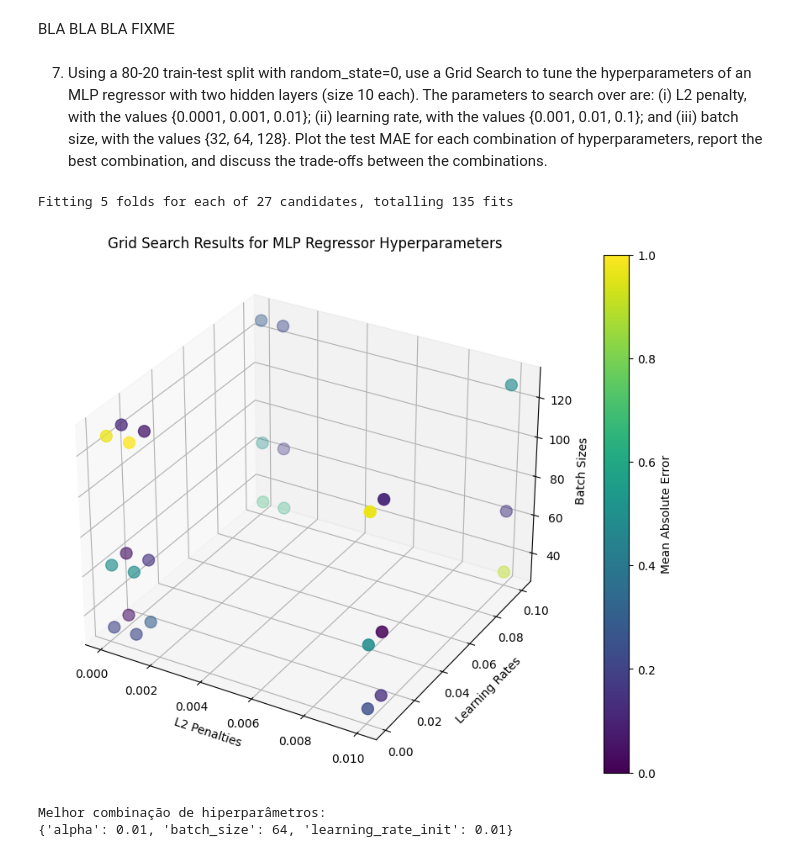
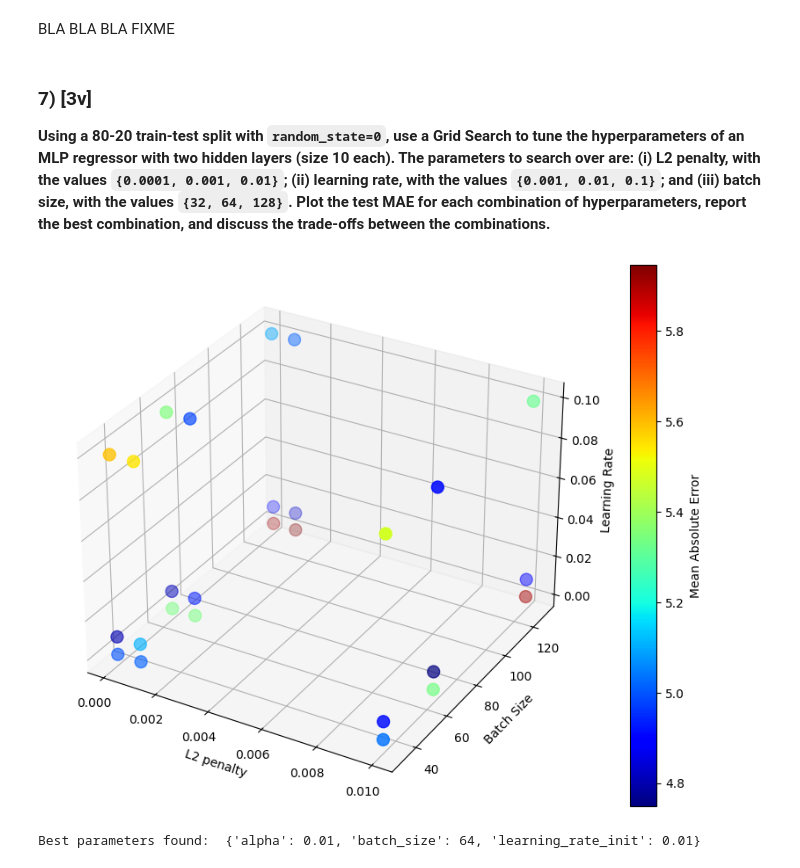
Before and after one commit to patriciagam/Apre-Homeworks, a Jupyter notebook: hw3.ipynb, the cells around one changed output. Saved outputs shown, nothing was run; the diff lists cells and outputs as text; code cells hidden in the pictures.

```diff
--- a/hw3.ipynb
+++ b/hw3.ipynb
@@ -74,4 +74,5 @@ results from the boxplots.
 # %% [markdown]
 BLA BLA BLA FIXME
 # %% [markdown]
-7) Using a 80-20 train-test split with random\_state=0, use a Grid Search to tune the hyperparameters of an MLP regressor with two hidden layers (size 10 each). The parameters to search over are: (i) L2 penalty, with the values \{0.0001, 0.001, 0.01\}; (ii) learning rate, with the values \{0.001, 0.01, 0.1\}; and (iii) batch size, with the values \{32, 64, 128\}. Plot the test MAE for each combination of hyperparameters, report the best combination, and discuss the trade-oﬀs between the combinations.
+### 7) [3v]
+**Using a 80-20 train-test split with `random_state=0`, use a Grid Search to tune the hyperparameters of an MLP regressor with two hidden layers (size 10 each). The parameters to search over are: (i) L2 penalty, with the values `{0.0001, 0.001, 0.01}`; (ii) learning rate, with the values `{0.001, 0.01, 0.1}`; and (iii) batch size, with the values `{32, 64, 128}`. Plot the test MAE for each combination of hyperparameters, report the best combination, and discuss the trade-oﬀs between the combinations.**
@@ -78,46 +85,37 @@ BLA BLA BLA FIXME
 # %%
-# Definir o modelo MLP
-mlp = MLPRegressor(hidden_layer_sizes=(10, 10), random_state=0, max_iter=200)
+mlp = MLPRegressor(hidden_layer_sizes = (10, 10), random_state = 0)
 
-# Definir o GridSearchCV
 param_grid = {
-    'alpha': [0.0001, 0.001, 0.01],  # L2 penalty
-    'learning_rate_init': [0.001, 0.01, 0.1],  # Learning rate
-    'batch_size': [32, 64, 128]  # Batch sizes
+    "alpha": [0.0001, 0.001, 0.01],
+    "learning_rate_init": [0.001, 0.01, 0.1],
+    "batch_size": [32, 64, 128]
 }
 
-grid_search = GridSearchCV(mlp, param_grid, cv=5, scoring='neg_mean_absolute_error', n_jobs=-1, verbose=1)
+grid_search = GridSearchCV(mlp, param_grid, scoring = "neg_mean_absolute_error")
 grid_search.fit(X_train, y_train)
 
 results = grid_search.cv_results_
 
-alphas = results['param_alpha'].data
-learning_rates = results['param_learning_rate_init'].data
-batch_sizes = results['param_batch_size'].data
-mean_absolute_errors = -results['mean_test_score']
-
-fig = plt.figure(figsize=(12, 8))
-ax = fig.add_subplot(111, projection='3d')
-
-norm = plt.Normalize(mean_absolute_errors.min(), mean_absolute_errors.max())
-colors = plt.cm.viridis(norm(mean_absolute_errors))
-
-scatter = ax.scatter(alphas, learning_rates, batch_sizes, c=colors, s=100)
-
-ax.set_xlabel('L2 Penalties')
-ax.set_ylabel('Learning Rates')
-ax.set_zlabel('Batch Sizes')
-
-cbar = plt.colorbar(scatter, ax=ax)
-cbar.set_label('Mean Absolute Error')
-
-plt.title('Grid Search Results for MLP Regressor Hyperparameters')
-plt.show()
-
-print("Melhor combinação de hiperparâmetros:")
-print(grid_search.best_params_)
+alphas = results["param_alpha"].data
+learning_rates = results["param_learning_rate_init"].data
+batch_sizes = results["param_batch_size"].data
+mean_absolute_errors = -results["mean_test_score"]
-# %% [output]
-Fitting 5 folds for each of 27 candidates, totalling 135 fits
-[figure, removed]
-Melhor combinação de hiperparâmetros:
-{'alpha': 0.01, 'batch_size': 64, 'learning_rate_init': 0.01}
+# %%
+fig = plt.figure(figsize = (12, 8))
+ax = fig.add_subplot(111, projection = "3d")
+
+sc = ax.scatter(alphas, batch_sizes, learning_rates, c = mean_absolute_errors, cmap = cm.jet, s = 100)
+
+ax.set_xlabel("L2 penalty")
+ax.set_ylabel("Batch Size")
+ax.set_zlabel("Learning Rate")
+
+cbar = plt.colorbar(sc, ax=ax, label = "Mean Absolute Error")
+
+plt.show()
+
+# Mostrar a melhor combinação de hiperparâmetros
+print("Best parameters found: ", grid_search.best_params_)
+# %% [output]
+[figure, added]
+Best parameters found:  {'alpha': 0.01, 'batch_size': 64, 'learning_rate_init': 0.01}
```
Also changed, not shown: parts of 6 cells of this notebook.
